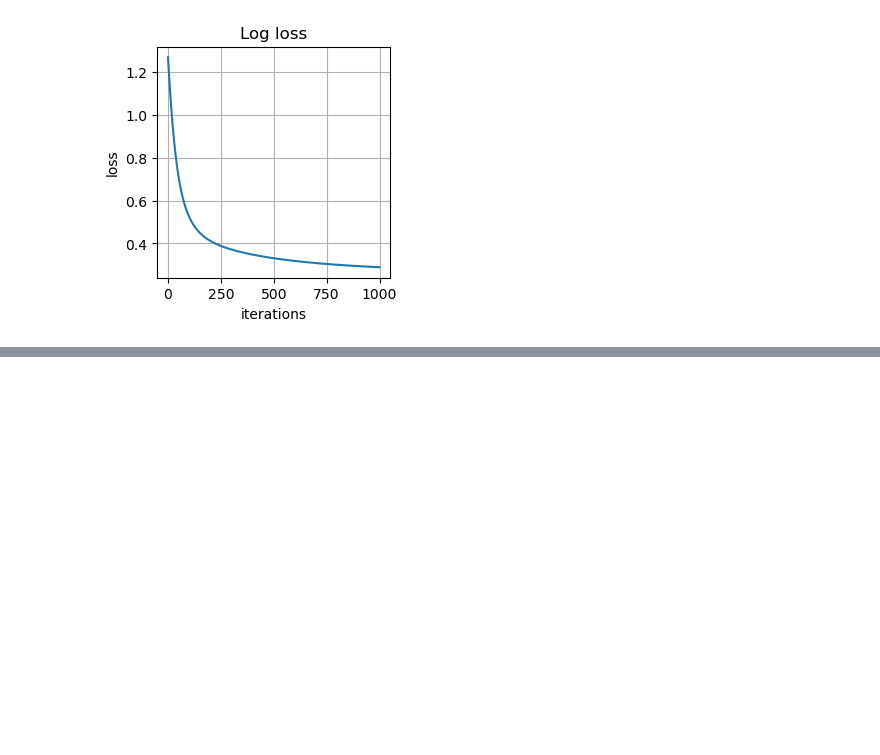
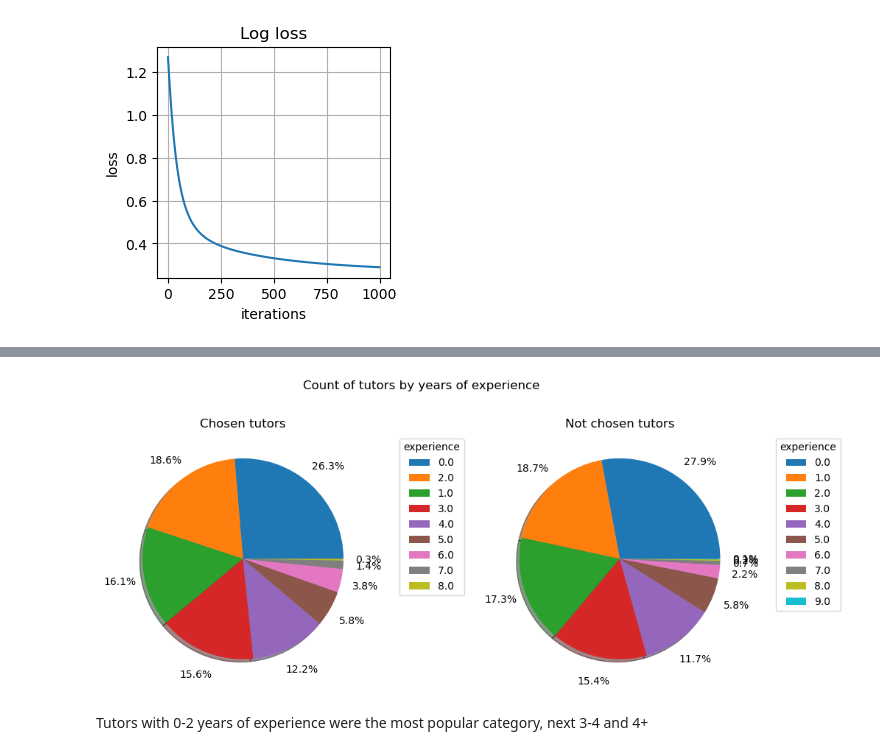
Before and after one commit to SpaceMakerc/tutor_prediction, a Jupyter notebook: predict_model_v1.ipynb, the cells around one changed output, grey strips where cells are left out. Drawn from its saved outputs; the diff is of its cells as text; code cells hidden in the pictures; blank space fills up the shorter version.

```diff
--- a/predict_model_v1.ipynb
+++ b/predict_model_v1.ipynb
@@ -1020,0 +1113,4 @@ Baseline ROC-AUC is 0.834, wich is quite good for classifier, but regarding the
+# %%
+all_chosen_count = df_train.loc[df_train["choose"] == 1, "years_of_experience"].value_counts().sum()
+all_chosen_count_percent = df_train.loc[df_train["choose"] == 1, "years_of_experience"].value_counts() / all_chosen_count * 100
+all_chosen_count_percent
@@ -1020,0 +1129,4 @@ Baseline ROC-AUC is 0.834, wich is quite good for classifier, but regarding the
+# %%
+all_notchosen_count = df_train.loc[df_train["choose"] == 0, "years_of_experience"].value_counts().sum()
+all_notchosen_count_percent = df_train.loc[df_train["choose"] == 0, "years_of_experience"].value_counts() / all_notchosen_count * 100
+all_notchosen_count_percent
@@ -1020,0 +1146,44 @@ Baseline ROC-AUC is 0.834, wich is quite good for classifier, but regarding the
+# %%
+fig, axes = plt.subplots(nrows=1, ncols=2, figsize=(11, 5))
+
+ax1, ax2, = axes.flatten()
+
+fig.suptitle("Count of tutors by years of experience")
+
+ax1.pie(
+    x=all_chosen_count_percent.values,
+    autopct='%1.1f%%',
+    shadow=True,
+    pctdistance=1.25,
+    labeldistance=.5,
+    # labels=all_chosen_count_percent.index
+)
+ax1.legend(
+    title="experience",
+    labels=all_chosen_count_percent.index,
+    bbox_to_anchor=(0.9, 0, 0.5, 1),
+)
+ax1.set_title("Chosen tutors")
+
+ax2.pie(
+    x=all_notchosen_count_percent.values,
+    autopct='%1.1f%%',
+    shadow=True,
+    pctdistance=1.25,
+    labeldistance=.5,
+    # labels=all_notchosen_count_percent.index
+)
+ax2.legend(
+    title="experience",
+    labels=all_notchosen_count_percent.index,
+    bbox_to_anchor=(0.9, 0, 0.5, 1),
+)
+ax2.set_title("Not chosen tutors")
+
+plt.subplots_adjust(wspace=0.5, hspace=0.3)
+
+plt.show()
+# %% [output]
+[figure, added]
+# %% [markdown]
+Tutors with 0-2 years of experience were the most popular category, next 3-4 and 4+
```
Also changed, not shown: parts of 26 cells of this notebook.
